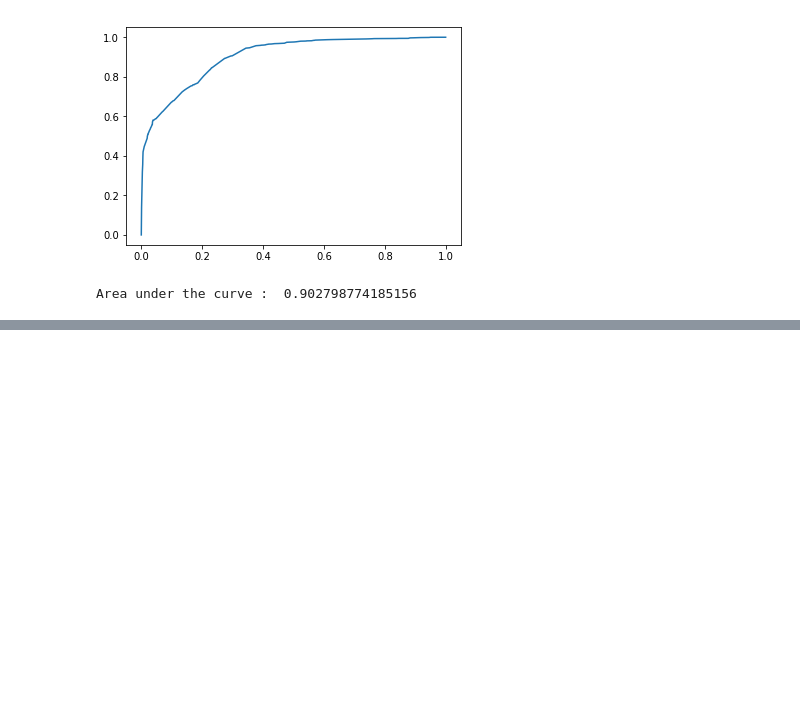
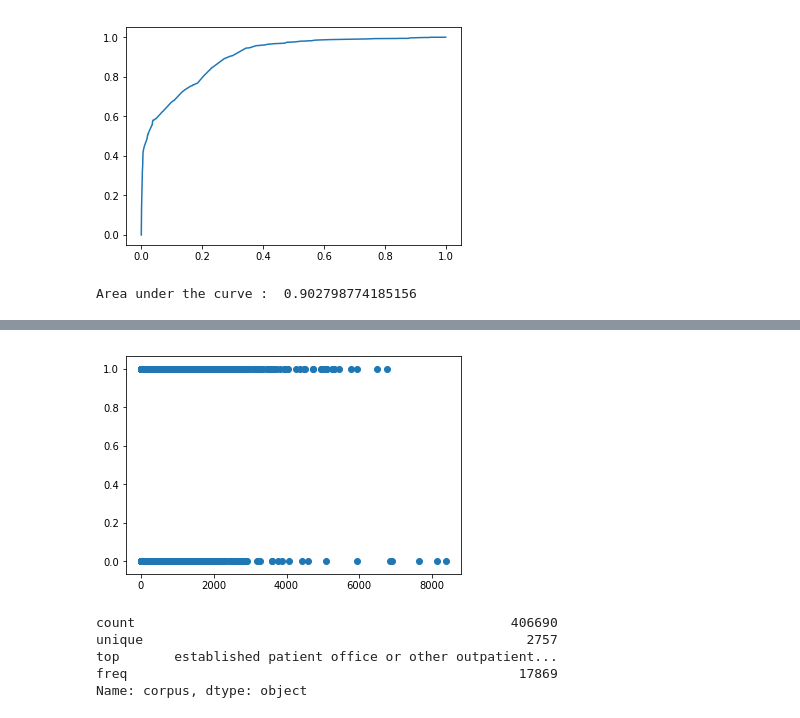
Before and after one commit to krishnatray/galvanize-dsi-capstone, a Jupyter notebook: src/docreach_EDA.ipynb, the cells around one changed output, grey strips where cells are left out. Cells and saved outputs as stored; diff of their text form; code cells hidden in the pictures; blank space fills up the shorter version.

```diff
--- a/src/docreach_EDA.ipynb
+++ b/src/docreach_EDA.ipynb
@@ -296,0 +475,12 @@ Area under the curve :  0.902798774185156
+# %%
+plt.scatter(  data.number_of_patients, data.is_cardiologist);
+# %% [output]
+[figure, added]
+# %%
+data.corpus.describe()
+# %% [output]
+count                                                406690
+unique                                                 2757
+top       established patient office or other outpatient...
+freq                                                  17869
+Name: corpus, dtype: object
```
Also changed, not shown: parts of 27 cells of this notebook, 4 other files.
